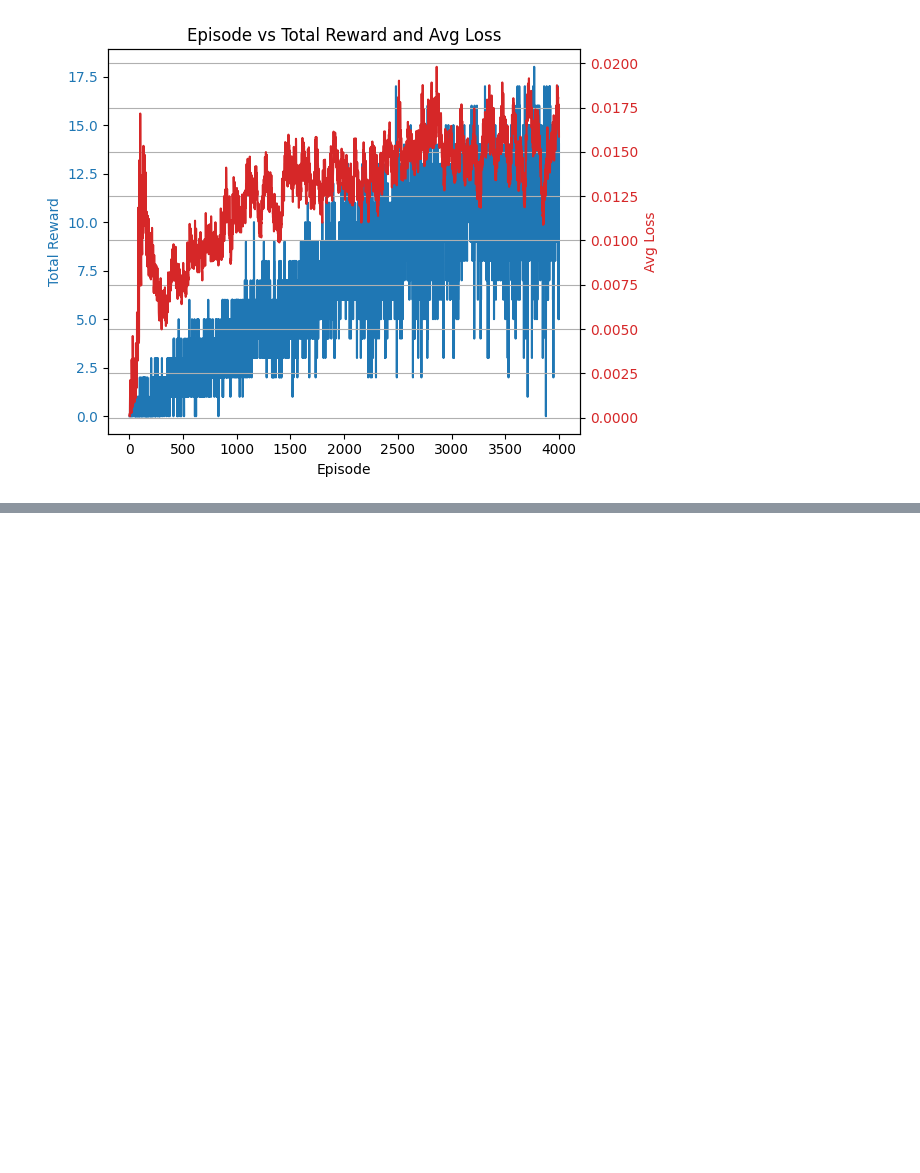
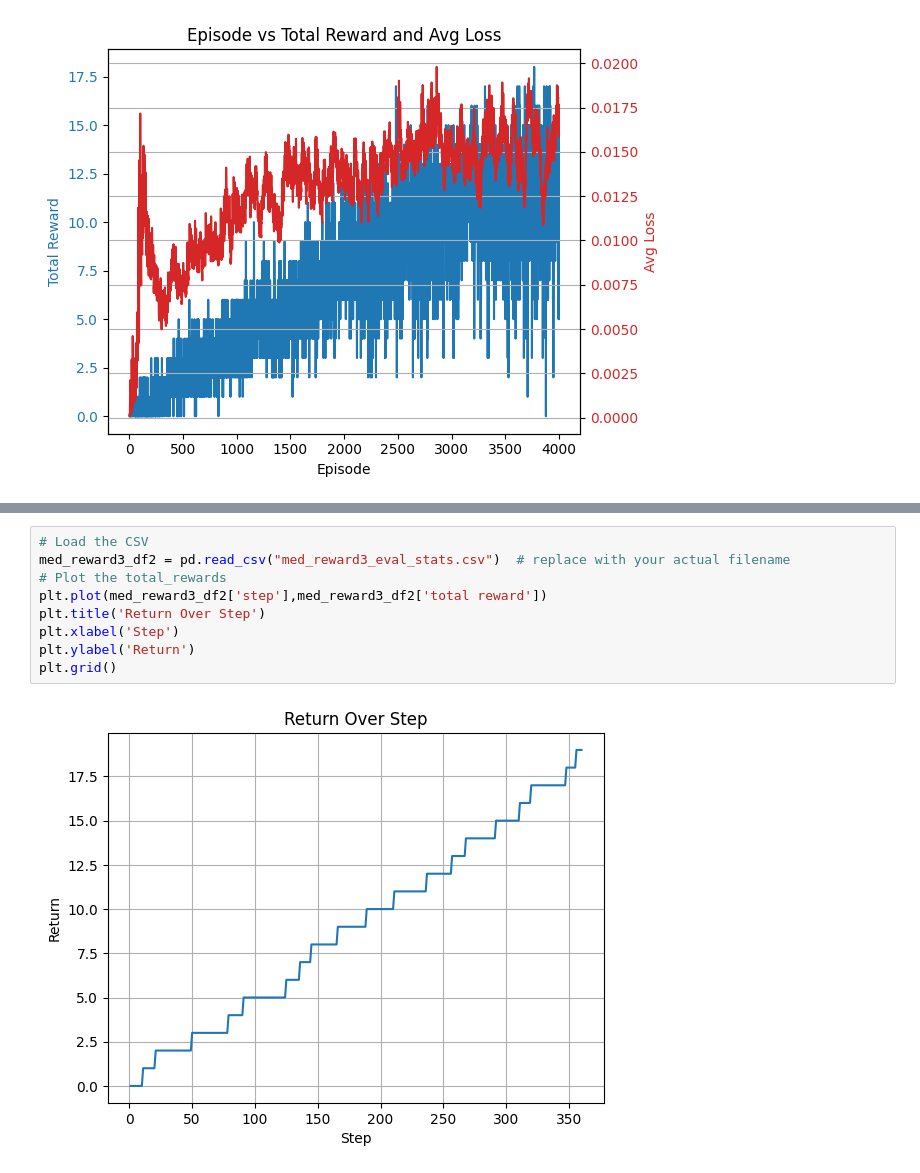
Before and after one commit to thecarmechanic/cse190-warehouse-bots, a Jupyter notebook: custom-rewards-dqn/dqn_rewards_graphs.ipynb, the cells around one changed output, grey strips where cells are left out. Drawn from its saved outputs; the diff is of its cells as text; blank space fills up the shorter version.

```diff
--- a/custom-rewards-dqn/dqn_rewards_graphs.ipynb
+++ b/custom-rewards-dqn/dqn_rewards_graphs.ipynb
@@ -183,0 +254,11 @@ plt.grid()
+# %%
+# Load the CSV
+med_reward3_df2 = pd.read_csv("med_reward3_eval_stats.csv")  # replace with your actual filename
+# Plot the total_rewards
+plt.plot(med_reward3_df2['step'],med_reward3_df2['total reward'])
+plt.title('Return Over Step')
+plt.xlabel('Step')
+plt.ylabel('Return')
+plt.grid()
+# %% [output]
+[figure, added]
```
Also changed, not shown: parts of 6 cells of this notebook, 1 other file.
